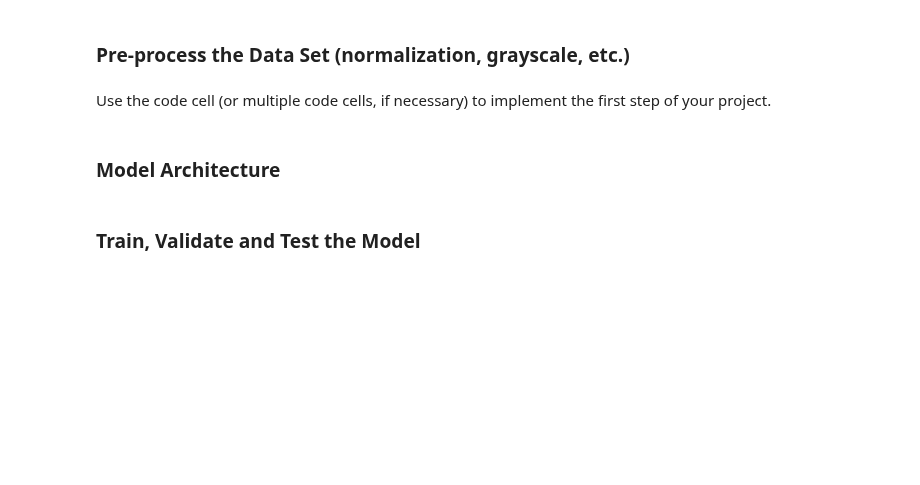
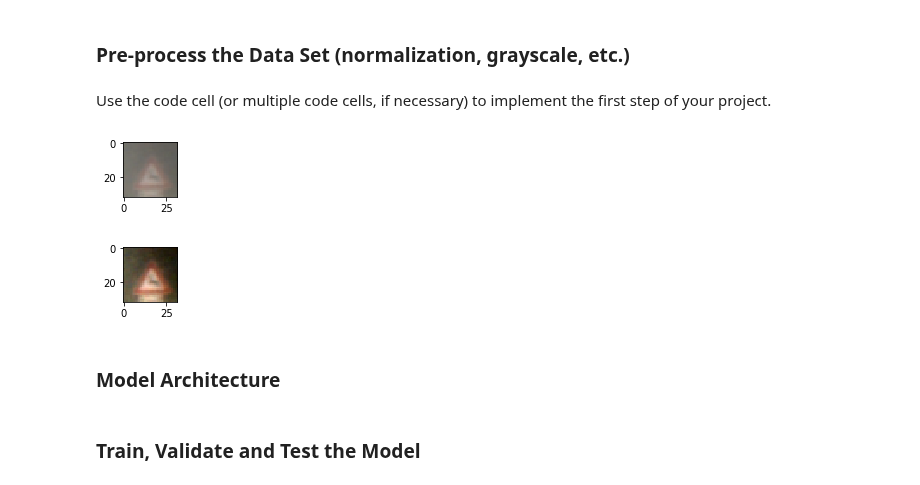
Before and after one commit to asunar/CarND-Traffic-Sign-Classifier-Project, a Jupyter notebook: Traffic_Sign_Classifier.ipynb, the cells around one changed output. Cells and saved outputs as stored; diff of their text form; code cells hidden in the pictures; blank space fills up the shorter version.

```diff
--- a/Traffic_Sign_Classifier.ipynb
+++ b/Traffic_Sign_Classifier.ipynb
@@ -174,19 +174,29 @@ Use the code cell (or multiple code cells, if necessary) to implement the first
 # %%
 ### Preprocess the data here. Preprocessing steps could include normalization, converting to grayscale, etc.
 ### Feel free to use as many code cells as needed.
+import cv2
 from skimage import color
 from sklearn.utils import shuffle
 
+
+index = 400
+norm_image = cv2.normalize(X_train[index], X_train[index], alpha=0, beta=1, norm_type=cv2.NORM_MINMAX, dtype=cv2.CV_32F)
+
+show_image(X_train[index])
+show_image(norm_image)
+
 def normalize(img):
-    #return color.rgb2gray(img/255.0-.5)
-    return (img - 128)/128
+    return cv2.normalize(img, img, alpha=0, beta=1, norm_type=cv2.NORM_MINMAX, dtype=cv2.CV_32F)
 
 
 X_train_preprocessed = [normalize(image) for image in X_train]
 X_validation_preprocessed = [normalize(image) for image in X_validation]
 
 X_train, y_train = shuffle(X_train_preprocessed, y_train)
 X_validation, y_validation = shuffle(X_validation_preprocessed, y_validation)
+# %% [output]
+[figure, added]
+[figure, added]
 # %% [markdown]
 ### Model Architecture
 # %%
```
Also changed, not shown: parts of 5 cells of this notebook.
